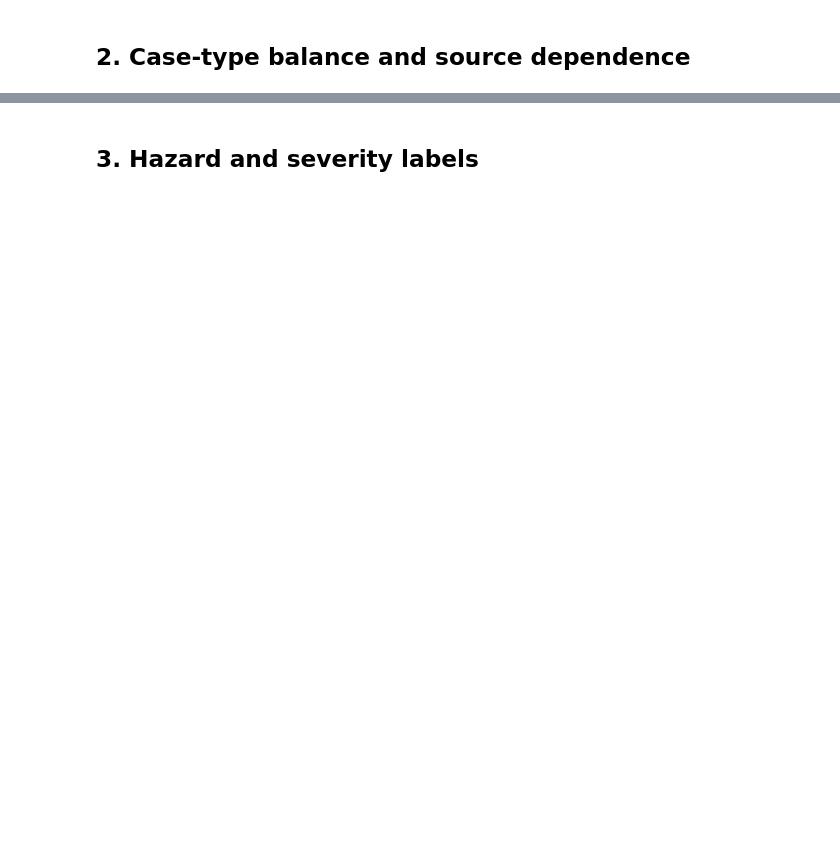
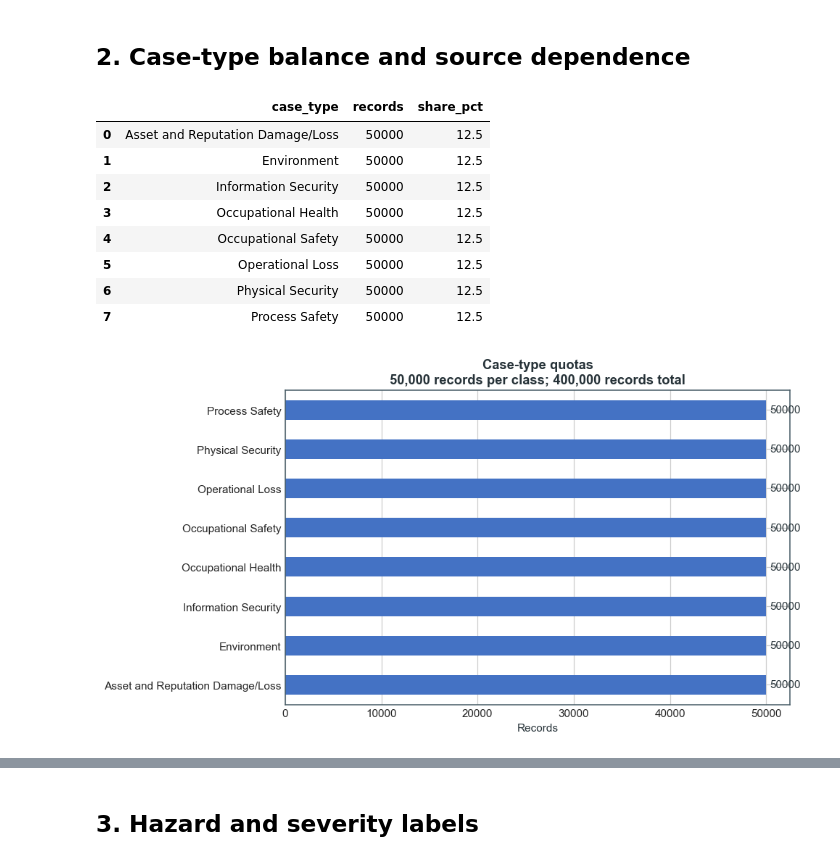
Before and after one commit to ShariarImroze/hsse-chatbot-implement, a Jupyter notebook: notebooks/hsse_exploratory_analysis.ipynb, the cells around one changed output, grey strips where cells are left out. Cells and saved outputs as stored; diff of their text form; code cells hidden in the pictures; blank space fills up the shorter version.

```diff
--- a/notebooks/hsse_exploratory_analysis.ipynb
+++ b/notebooks/hsse_exploratory_analysis.ipynb
@@ -23,12 +23,30 @@ import sqlite3
 from pathlib import Path
 
 import matplotlib.pyplot as plt
+from matplotlib.ticker import FuncFormatter, PercentFormatter
 import numpy as np
 import pandas as pd
 from IPython.display import display
 
 plt.style.use("seaborn-v0_8-whitegrid")
+COLORS = {
+    "blue": "#4472C4",
+    "gold": "#D6A21E",
+    "orange": "#ED7D31",
+    "olive": "#708238",
+    "pink": "#C85A7C",
+    "ink": "#263238",
+    "light_blue": "#B9CBE8",
+}
+plt.rcParams.update({
+    "axes.titleweight": "bold",
+    "axes.edgecolor": "#455A64",
+    "axes.labelcolor": COLORS["ink"],
+    "text.color": COLORS["ink"],
+    "figure.dpi": 110,
+})
 pd.set_option("display.max_colwidth", 140)
+count_formatter = FuncFormatter(lambda value, _: f"{value:,.0f}")
 
 
 def locate_project_root(start: Path) -> Path:
@@ -101,26 +164,40 @@ assert fts_rows == integrity.loc[0, "rows"]
 # %%
 case_counts = pd.read_sql_query(
     '''
     SELECT case_type, COUNT(*) AS records
     FROM incidents
     GROUP BY case_type
     ORDER BY records DESC, case_type
     ''',
     connection,
 )
 case_counts["share_pct"] = 100 * case_counts["records"] / case_counts["records"].sum()
 display(case_counts)
 assert len(case_counts) == 8
 assert set(case_counts["records"]) == {50_000}
 assert case_counts["records"].sum() == 400_000
 
 ax = case_counts.sort_values("records").plot.barh(
     x="case_type", y="records", legend=False, figsize=(9, 5), color="#4472C4"
 )
-ax.set(xlabel="Records", ylabel="", title="Exactly balanced case-type quotas")
+ax.set(
+    xlabel="Records", ylabel="",
+    title="Case-type quotas\n50,000 records per class; 400,000 records total",
+)
 ax.bar_label(ax.containers[0], fmt="%d", padding=3)
 plt.tight_layout()
 plt.show()
+# %% [output]
+|  | case_type | records | share_pct |
+| 0 | Asset and Reputation Damage/Loss | 50000 | 12.5 |
+| 1 | Environment | 50000 | 12.5 |
+| 2 | Information Security | 50000 | 12.5 |
+| 3 | Occupational Health | 50000 | 12.5 |
+| 4 | Occupational Safety | 50000 | 12.5 |
+| 5 | Operational Loss | 50000 | 12.5 |
+| 6 | Physical Security | 50000 | 12.5 |
+| 7 | Process Safety | 50000 | 12.5 |
+[figure, added]
 # %%
 source_case = pd.read_sql_query(
     '''
```
Also changed, not shown: parts of 15 cells of this notebook, 16 other files.
